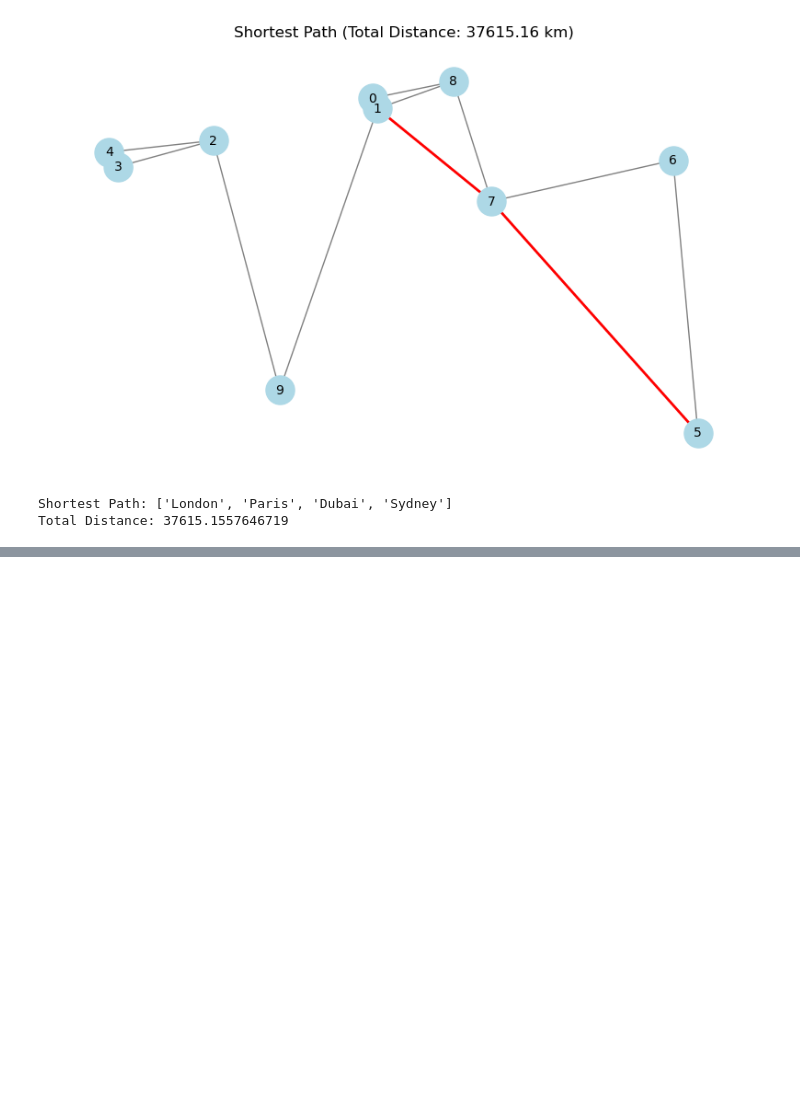
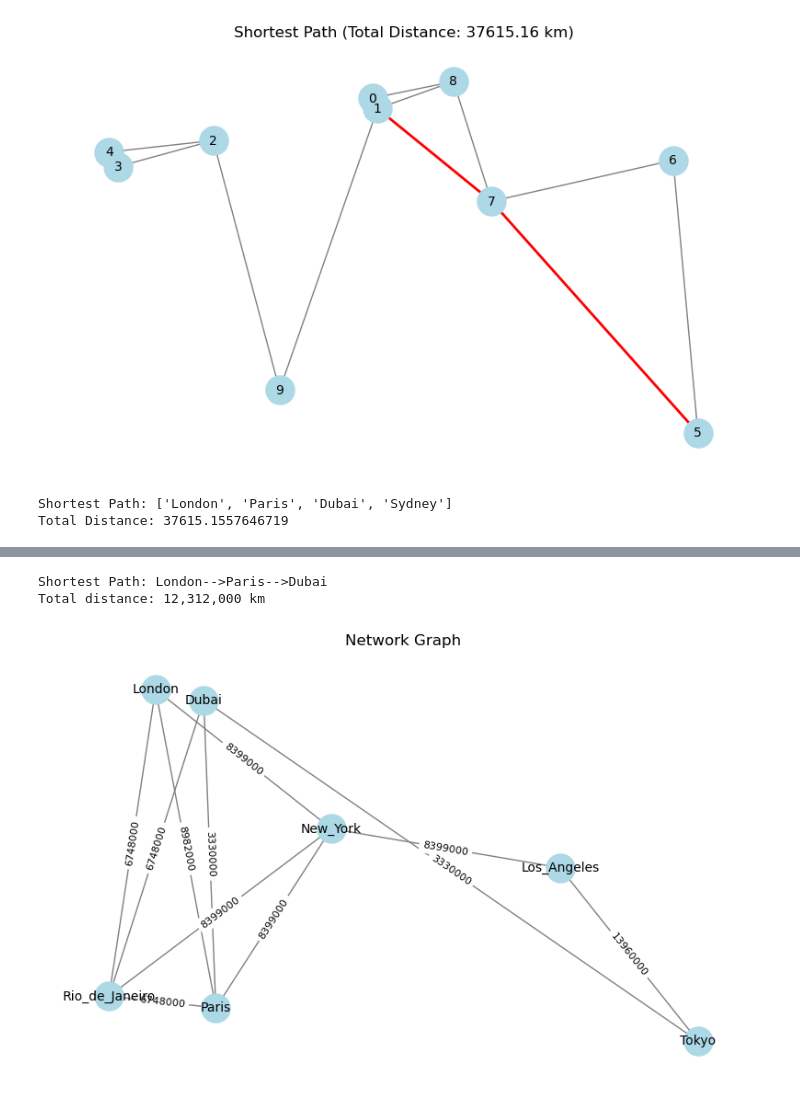
Before and after one commit to ejw-data/algo-optimum-path, a Jupyter notebook: basic_path.ipynb, the cells around one changed output, grey strips where cells are left out. Cells and saved outputs as stored; diff of their text form; code cells hidden in the pictures; blank space fills up the shorter version.

Commit message:
updated basic_path.ipynb comments and outlined next steps in experiment section

```diff
--- a/basic_path.ipynb
+++ b/basic_path.ipynb
@@ -305,0 +318,58 @@ Total distance: 15,642,000 km
+# %%
+# Minimizes based on population per distance using dijkstra's algorithm
+import networkx as nx
+import matplotlib.pyplot as plt
+
+# Custom graph data
+graph = {
+    'London': {'Paris': {'population': 2141000, 'lat': 48.8566, 'lon': 2.3522}, 'New_York': {'population': 8399000, 'lat': 40.7128, 'lon': -74.0060}, 'Rio_de_Janeiro': {'population': 6748000, 'lat': -22.9068, 'lon': -43.1729}},
+    'Paris': {'Dubai': {'population': 3330000, 'lat': 25.2048, 'lon': 55.2708}, 'Rio_de_Janeiro': {'population': 6748000, 'lat': -22.9068, 'lon': -43.1729}, 'London': {'population': 8982000, 'lat': 51.5074, 'lon': -0.1278}, 'New_York': {'population': 8399000, 'lat': 40.7128, 'lon': -74.0060}, 'Rio_de_Janeiro': {'population': 6748000, 'lat': -22.9068, 'lon': -43.1729}},
+    'New_York': {'Los_Angeles': {'population': 3990000, 'lat': 34.0522, 'lon': -118.2437}},
+    'Dubai': {'Rio_de_Janeiro': {'population': 6748000, 'lat': -22.9068, 'lon': -43.1729}, 'Tokyo': {'population': 13960000, 'lat': 35.6895, 'lon': 139.6917}},
+    'Rio_de_Janeiro': {'New_York': {'population': 8399000, 'lat': 40.7128, 'lon': -74.0060}},
+    'Tokyo': {'Dubai': {'population': 3330000, 'lat': 25.2048, 'lon': 55.2708}, 'Los_Angeles': {'population': 3990000, 'lat': 34.0522, 'lon': -118.2437}},
+    'Los_Angeles': {'New_York': {'population': 8399000, 'lat': 40.7128, 'lon': -74.0060}, 'Tokyo': {'population': 13960000, 'lat': 35.6895, 'lon': 139.6917}}
+}
+
+# Create network graph
+G = nx.Graph()
+
+# Add nodes and edges
+for source, destinations in graph.items():
+    G.add_node(source)
+    for destination, data in destinations.items():
+        G.add_node(destination)
+        G.add_edge(source, destination, weight=data['population'])
+
+# Calculate population per distance for each edge
+for u, v, data in G.edges(data=True):
+    distance = data['weight']
+    population = data['weight']
+    data['pop_per_distance'] = population / distance
+
+# Find the path with the largest population per distance traveled
+start_node = 'London'  # Starting city
+end_node = 'Dubai'
+largest_pop_per_distance_path = nx.dijkstra_path(G, start_node, end_node, weight='pop_per_distance')
+
+# Extract city names from the largest population per distance path
+route_cities = largest_pop_per_distance_path
+
+print(f'Shortest Path: {"-->".join(route_cities)}')
+
+# Calculate total distance and total population of the path
+total_distance = sum(G.get_edge_data(largest_pop_per_distance_path[i], largest_pop_per_distance_path[i + 1])['weight'] for i in range(len(largest_pop_per_distance_path) - 1))
+print(f'Total distance: {total_distance:0,} km')
+# Plot network diagram
+pos = nx.spring_layout(G, seed=100)
+plt.figure(figsize=(10, 6))
+nx.draw_networkx(G, pos, with_labels=True, node_color='lightblue', node_size=500, font_size=10, edge_color='gray')
+edge_labels = nx.get_edge_attributes(G, 'weight')
+nx.draw_networkx_edge_labels(G, pos, edge_labels=edge_labels, font_size=8)
+plt.title("Network Graph")
+plt.axis('off')
+plt.show()
+# %% [output]
+Shortest Path: London-->Paris-->Dubai
+Total distance: 12,312,000 km
+[figure, added]
```
Also changed, not shown: parts of 10 cells of this notebook.
